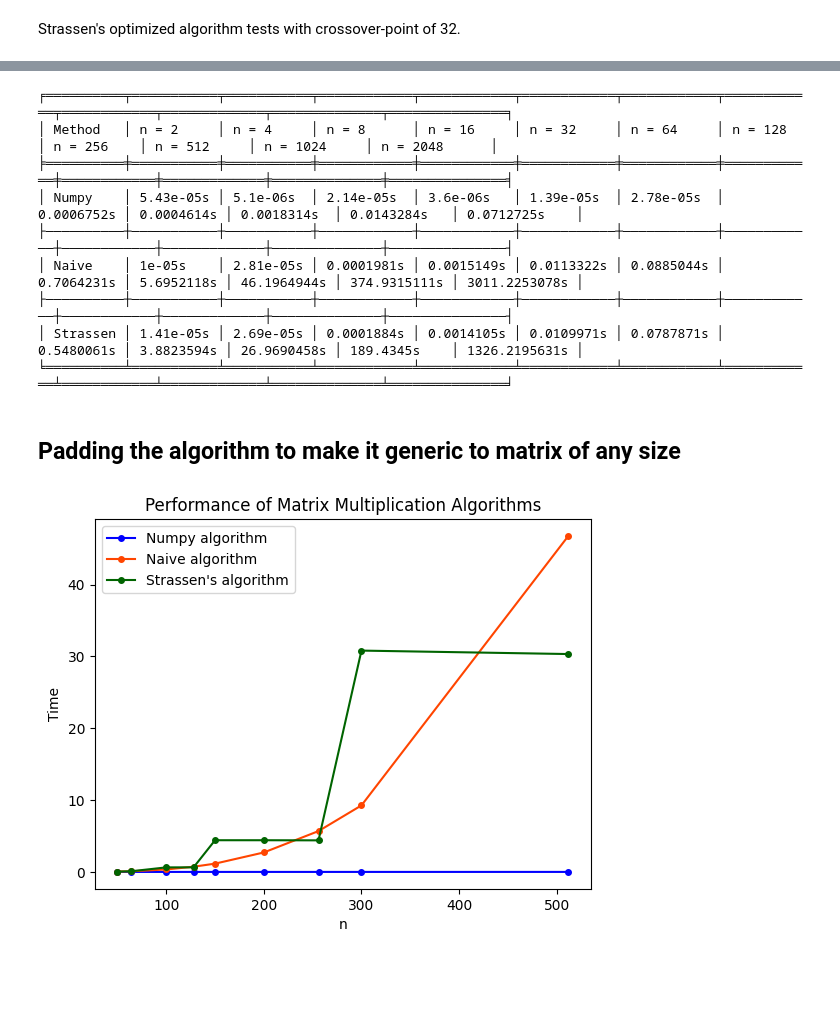
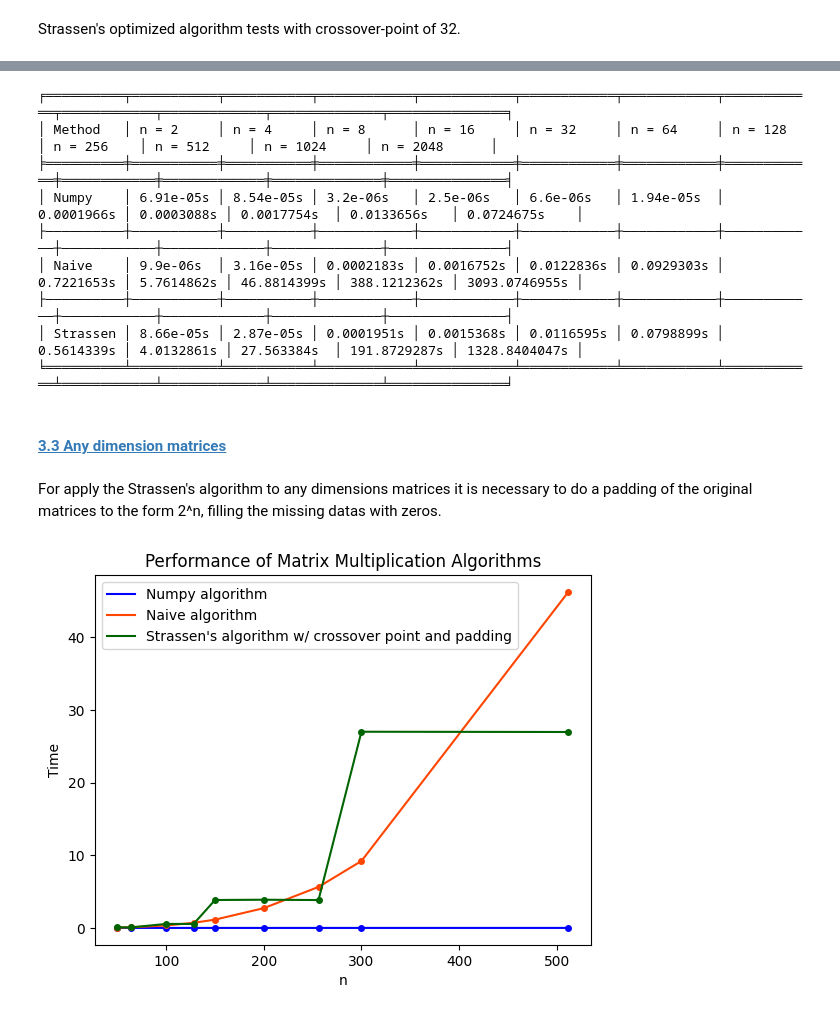
Before and after one commit to moharanascimento/linear-algebra-project, a Jupyter notebook: Strassen_algorithm_examples_mohara.ipynb, the cells around one changed output, grey strips where cells are left out. Drawn from its saved outputs; the diff is of its cells as text; code cells hidden in the pictures; blank space fills up the shorter version.

Commit message:
add random seed control and documentation

```diff
--- a/Strassen_algorithm_examples_mohara.ipynb
+++ b/Strassen_algorithm_examples_mohara.ipynb
@@ -101,8 +124,9 @@ Initialy was perfomed some test with the standart Strassen algorithm to analyze
 # %%
 def size_time(method,n):
     # Time and run the determinant function
-    A = np.random.rand(n, n)
-    B = np.random.rand(n, n)
+    rng = np.random.default_rng(seed=42) # set a seed for matrices being the same for all the algorithms
+    A = rng.random((n, n))
+    B = rng.random((n, n))
 
     start_time = timer()
     mult = method(A,B)
@@ -376,14 +410,16 @@ print(tabulate(table_contend, headers= 'firstrow', tablefmt='fancy_grid'))
 ╒══════════╤═══════════╤═══════════╤════════════╤════════════╤════════════╤════════════╤════════════╤════════════╤═════════════╤══════════════╤═══════════════╕
 │ Method   │ n = 2     │ n = 4     │ n = 8      │ n = 16     │ n = 32     │ n = 64     │ n = 128    │ n = 256    │ n = 512     │ n = 1024     │ n = 2048      │
 ╞══════════╪═══════════╪═══════════╪════════════╪════════════╪════════════╪════════════╪════════════╪════════════╪═════════════╪══════════════╪═══════════════╡
-│ Numpy    │ 5.43e-05s │ 5.1e-06s  │ 2.14e-05s  │ 3.6e-06s   │ 1.39e-05s  │ 2.78e-05s  │ 0.0006752s │ 0.0004614s │ 0.0018314s  │ 0.0143284s   │ 0.0712725s    │
+│ Numpy    │ 6.91e-05s │ 8.54e-05s │ 3.2e-06s   │ 2.5e-06s   │ 6.6e-06s   │ 1.94e-05s  │ 0.0001966s │ 0.0003088s │ 0.0017754s  │ 0.0133656s   │ 0.0724675s    │
 ├──────────┼───────────┼───────────┼────────────┼────────────┼────────────┼────────────┼────────────┼────────────┼─────────────┼──────────────┼───────────────┤
-│ Naive    │ 1e-05s    │ 2.81e-05s │ 0.0001981s │ 0.0015149s │ 0.0113322s │ 0.0885044s │ 0.7064231s │ 5.6952118s │ 46.1964944s │ 374.9315111s │ 3011.2253078s │
+│ Naive    │ 9.9e-06s  │ 3.16e-05s │ 0.0002183s │ 0.0016752s │ 0.0122836s │ 0.0929303s │ 0.7221653s │ 5.7614862s │ 46.8814399s │ 388.1212362s │ 3093.0746955s │
 ├──────────┼───────────┼───────────┼────────────┼────────────┼────────────┼────────────┼────────────┼────────────┼─────────────┼──────────────┼───────────────┤
-│ Strassen │ 1.41e-05s │ 2.69e-05s │ 0.0001884s │ 0.0014105s │ 0.0109971s │ 0.0787871s │ 0.5480061s │ 3.8823594s │ 26.9690458s │ 189.4345s    │ 1326.2195631s │
+│ Strassen │ 8.66e-05s │ 2.87e-05s │ 0.0001951s │ 0.0015368s │ 0.0116595s │ 0.0798899s │ 0.5614339s │ 4.0132861s │ 27.563384s  │ 191.8729287s │ 1328.8404047s │
 ╘══════════╧═══════════╧═══════════╧════════════╧════════════╧════════════╧════════════╧════════════╧════════════╧═════════════╧══════════════╧═══════════════╛
-# %% [markdown]
-## **Padding the algorithm to make it generic to matrix of any size**
+# %% [markdown]
+#### **[3.3 Any dimension matrices](#33-any-dimension-matrices)**
+# %% [markdown]
+For apply the Strassen's algorithm to any dimensions matrices it is necessary to do a padding of the original matrices to the form 2^n, filling the missing datas with zeros.
 # %%
 def pad_matrix(A):
     n = len(A)
@@ -393,7 +429,7 @@ def pad_matrix(A):
     padded_A[:n, :n] = A
     return padded_A
 
-def strassen_optimized_padding(A, B, crossover_point=64):
+def strassen_optimized_padding(A, B, crossover_point=32):
 	# Base case when size of matrices is 1x1
 	if len(A) == 1:
 		return A * B
@@ -433,24 +469,29 @@ def strassen_optimized_padding(A, B, crossover_point=64):
 # %%
 ns = [50,64,100,128,150,200,256,300,512]
 
 x = [n for n in ns]
 
 y1 = [size_time(np.dot,n) for n in ns]
-plt.plot(x, y1, label="Numpy algorithm", linestyle='-', color='Blue',marker='o', markersize=4)
+plt.plot(x, y1, linestyle='None', color='Blue',marker='o', markersize=4)
+o1 = x
+o2 = y1
+plt.plot(o1, o2, label="Numpy algorithm", linestyle='-',  color='Blue', markersize=4)
 
 y2 = [size_time(manual_matrix_multiplication,n) for n in ns]
-plt.plot(x, y2, label="Naive algorithm", linestyle='-', marker='o', color='OrangeRed', markersize=4)
+plt.plot(x, y2, linestyle='None', marker='o', color='OrangeRed', markersize=4)
+plt.plot(x, y2, label="Naive algorithm", linestyle='-', color='OrangeRed', markersize=4)
 
 y3 = [size_time(strassen_optimized_padding,n) for n in ns]
-plt.plot(x,y3, label="Strassen's algorithm", color='DarkGreen',linestyle='-', markersize=4, marker='o')
+plt.plot(x, y3, linestyle='None', marker='o', color='DarkGreen', markersize=4)
+plt.plot(x,y3, label="Strassen's algorithm w/ crossover point and padding", color='DarkGreen',linestyle='-', markersize=4)
 
 plt.xlabel("n")
 plt.ylabel("Time")
 plt.title('Performance of Matrix Multiplication Algorithms')
 plt.legend()
 plt.show()
 # %% [output]
-[figure, old version]
+[figure, new version]
 # %%
 # Table with comparative datas n x time
 table_title = ['Method'] + [f'n = {n}' for n in x]
```
Also changed, not shown: parts of 31 cells of this notebook.
